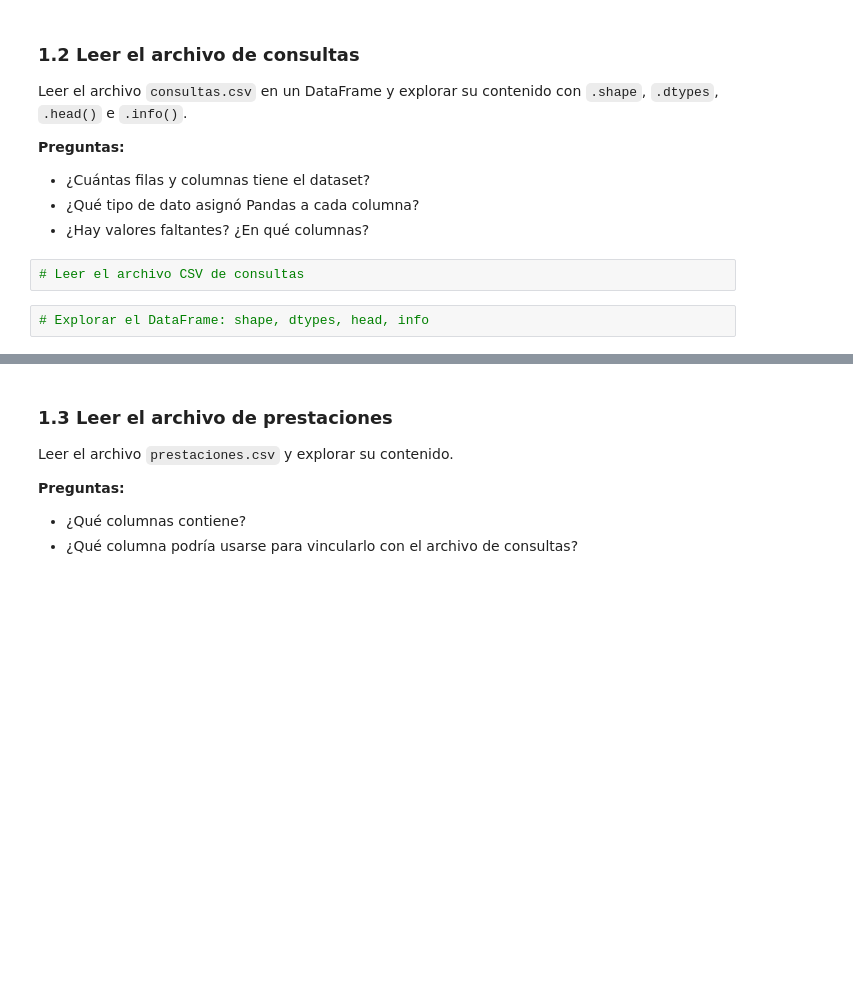
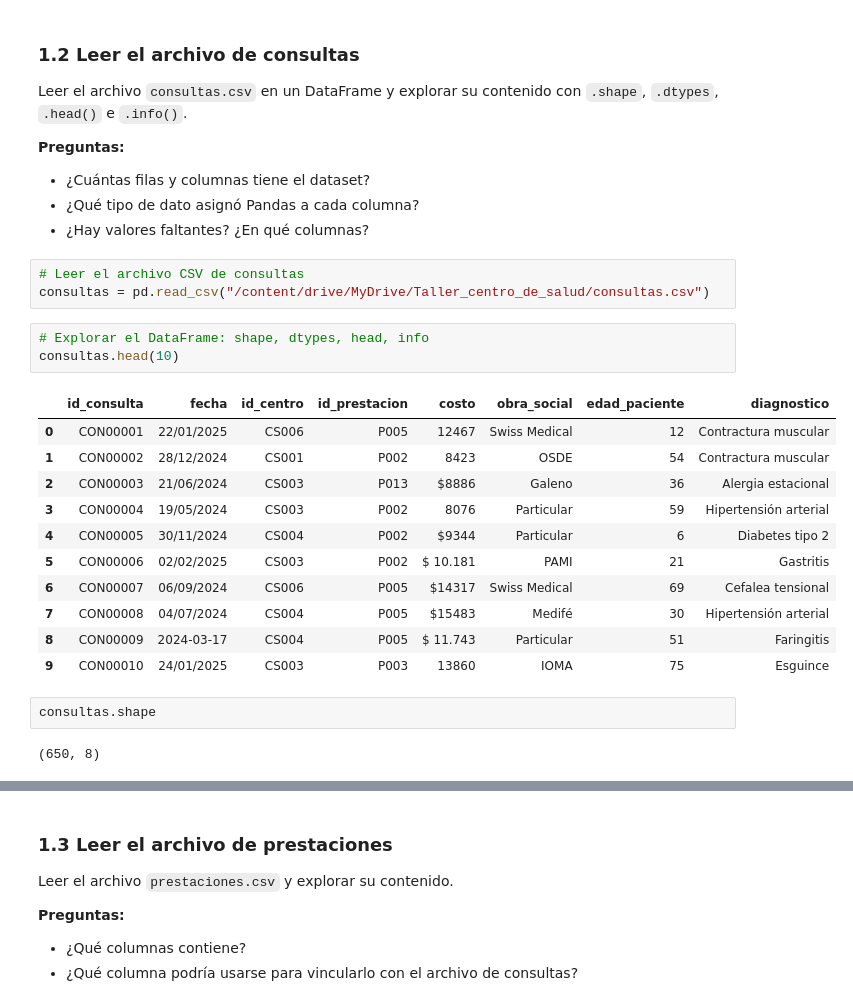
Before and after one commit to joelmoraesDev/Taller_centro_de_salud, a Jupyter notebook: Taller_centros_de_salud_v3.ipynb, the cells around one changed output, grey strips where cells are left out. Drawn from its saved outputs; the diff is of its cells as text; blank space fills up the shorter version.

Commit message:
Lectura y exploracion de archivo consultas.csv

```diff
--- a/Taller_centros_de_salud_v3.ipynb
+++ b/Taller_centros_de_salud_v3.ipynb
@@ -168,5 +198,23 @@ Leer el archivo `consultas.csv` en un DataFrame y explorar su contenido con `.sh
 - ¿Hay valores faltantes? ¿En qué columnas?
 # %%
 # Leer el archivo CSV de consultas
+consultas = pd.read_csv("/content/drive/MyDrive/Taller_centro_de_salud/consultas.csv")
 # %%
 # Explorar el DataFrame: shape, dtypes, head, info
+consultas.head(10)
+# %% [output]
+|  | id_consulta | fecha | id_centro | id_prestacion | costo | obra_social | edad_paciente | diagnostico |
+| 0 | CON00001 | 22/01/2025 | CS006 | P005 | 12467 | Swiss Medical | 12 | Contractura muscular |
+| 1 | CON00002 | 28/12/2024 | CS001 | P002 | 8423 | OSDE | 54 | Contractura muscular |
+| 2 | CON00003 | 21/06/2024 | CS003 | P013 | $8886 | Galeno | 36 | Alergia estacional |
+| 3 | CON00004 | 19/05/2024 | CS003 | P002 | 8076 | Particular | 59 | Hipertensión arterial |
+| 4 | CON00005 | 30/11/2024 | CS004 | P002 | $9344 | Particular | 6 | Diabetes tipo 2 |
+| 5 | CON00006 | 02/02/2025 | CS003 | P002 | $ 10.181 | PAMI | 21 | Gastritis |
+| 6 | CON00007 | 06/09/2024 | CS006 | P005 | $14317 | Swiss Medical | 69 | Cefalea tensional |
+| 7 | CON00008 | 04/07/2024 | CS004 | P005 | $15483 | Medifé | 30 | Hipertensión arterial |
+| 8 | CON00009 | 2024-03-17 | CS004 | P005 | $ 11.743 | Particular | 51 | Faringitis |
+| 9 | CON00010 | 24/01/2025 | CS003 | P003 | 13860 | IOMA | 75 | Esguince |
+# %%
+consultas.shape
+# %% [output]
+(650, 8)
```
Also changed, not shown: parts of 17 cells of this notebook.
